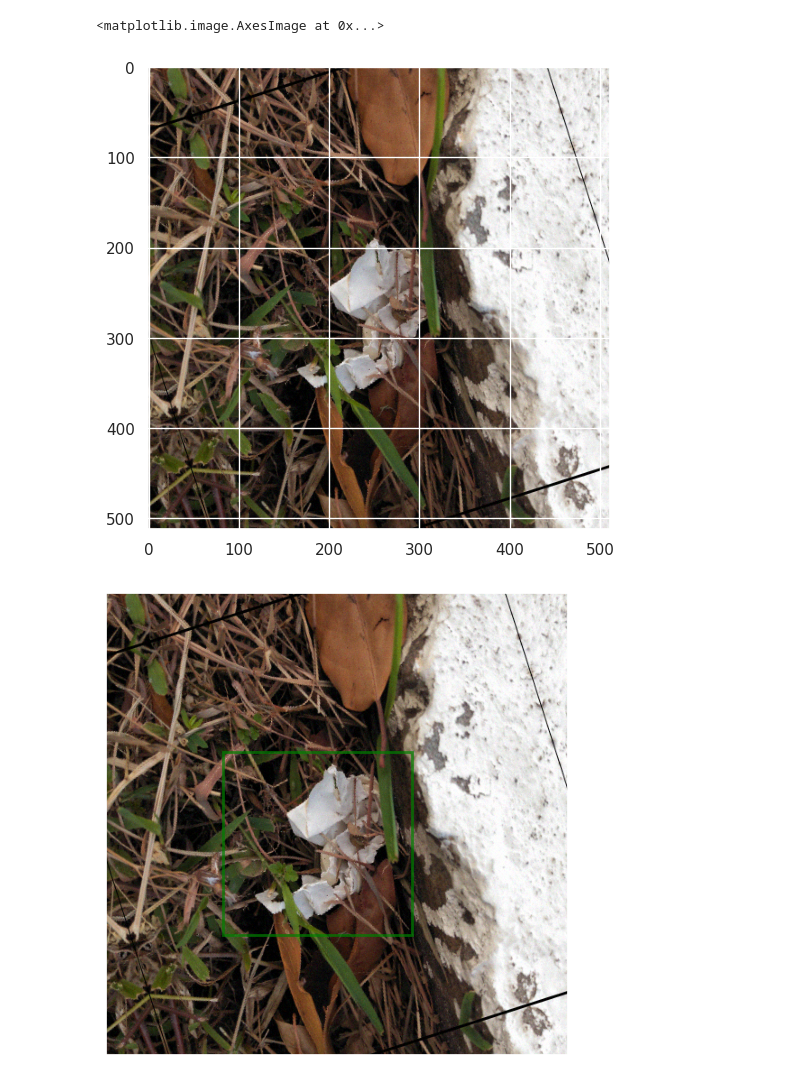
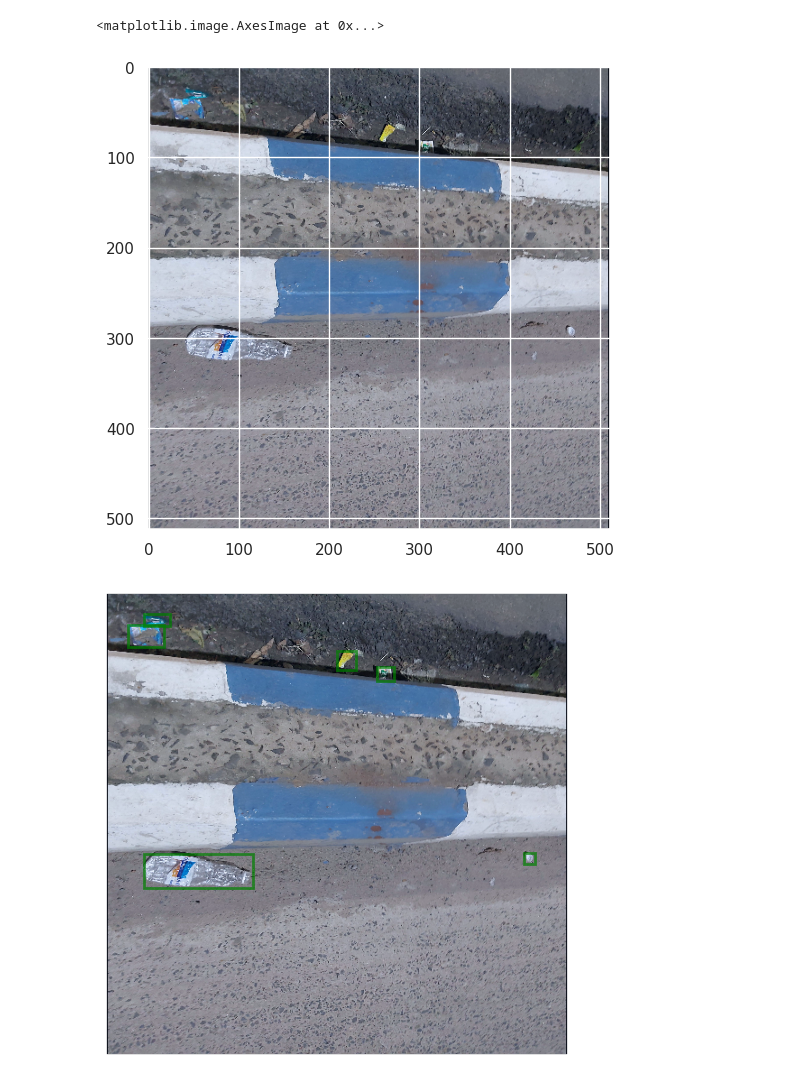
Before and after one commit to amakarewicz/2023-DTU-Deep-Learning-In-Computer-Vision, a Jupyter notebook: IV-Object-Detection/training_loop.ipynb, the cells around one changed output. Saved outputs shown, nothing was run; the diff lists cells and outputs as text; code cells hidden in the pictures.

```diff
--- a/IV-Object-Detection/training_loop.ipynb
+++ b/IV-Object-Detection/training_loop.ipynb
@@ -225,10 +244,9 @@ images = [image for image, _, _ in batch]
 bboxes = [bbox for _, bbox, _ in batch]
 labels = [label for _, _, label in batch]
 # %%
-k = 2
+k = 3
 
 cropped_images_all, proposals_all, predictions_all = edge_boxes_train([images[k]], [bboxes[k]])
-plt.imshow(images[k].detach().permute(1,2,0).cpu().numpy())
+img = images[k]##.cpu().numpy()
+
+#plt.imshow()
-# %% [output]
-<matplotlib.image.AxesImage at 0x...>
-[figure, removed]
@@ -235,7 +266,12 @@ plt.imshow(images[k].detach().permute(1,2,0).cpu().numpy())
+# %%
+plt.imshow(img.permute(1,2,0))
+# %% [output]
+<matplotlib.image.AxesImage at 0x...>
+[figure, added]
 # %%
 fig,ax = plt.subplots(1)
 
-plt.imshow(images[k].permute(1,2,0))
+plt.imshow(img.permute(1,2,0))
 plt.xticks([])
 plt.yticks([])
 
@@ -248,4 +284,4 @@ for ann in bboxes[k]:
 #plt.savefig(f'imgs/output_{img_idx}.png')
 plt.show()
 # %% [output]
-[figure, old version]
+[figure, new version]
```
Also changed, not shown: parts of 25 cells of this notebook, 2 other files.
